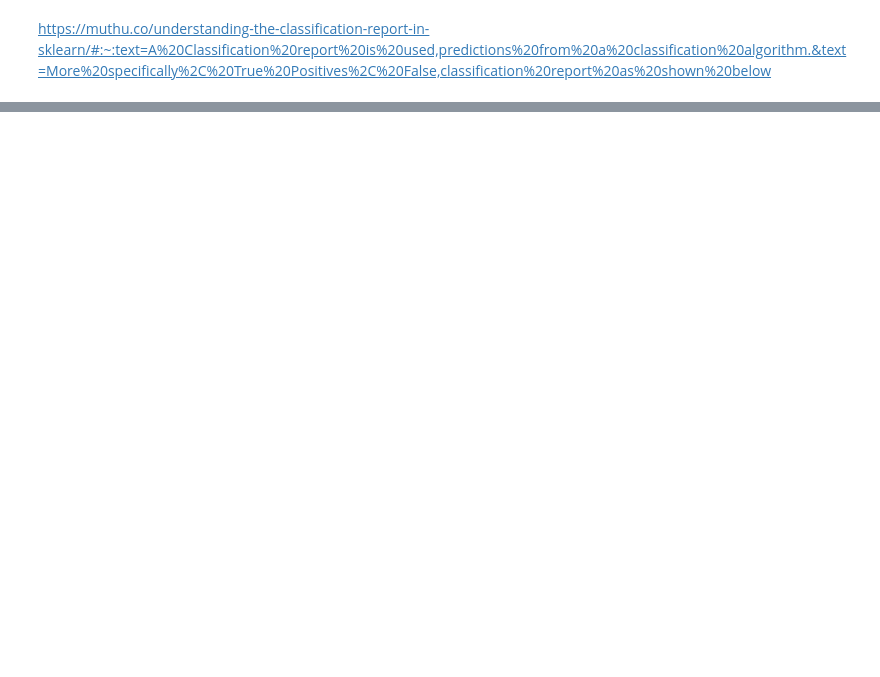
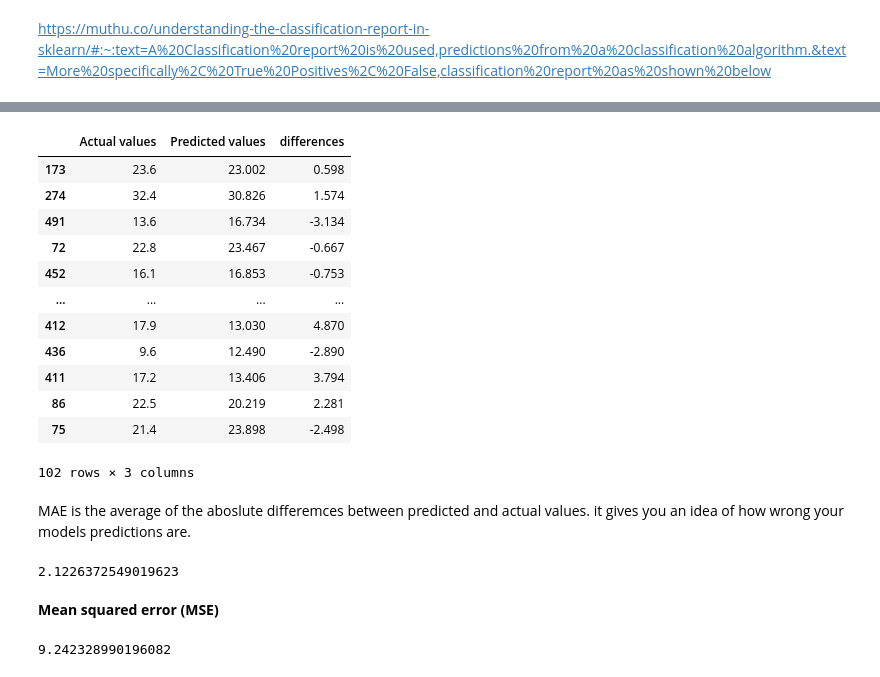
Before and after one commit to AnalystGagan/Scikit-learn-and-Neural-Networks, a Jupyter notebook: Scikit-learn - Detailed.ipynb, the cells around one changed output, grey strips where cells are left out. Cells and saved outputs as stored; diff of their text form; code cells hidden in the pictures; blank space fills up the shorter version.

Commit message:
improving model

```diff
--- a/Scikit-learn - Detailed.ipynb
+++ b/Scikit-learn - Detailed.ipynb
@@ -1241,0 +1248,11 @@ https://muthu.co/understanding-the-classification-report-in-sklearn/#:~:text=A%2
+# %%
+from sklearn.ensemble import RandomForestRegressor
+np.random.seed(42)
+
+X = df_boston.drop("target",axis =1)
+y= df_boston["target"]
+
+X_train,X_test, y_train, y_test = train_test_split(X, y, test_size = 0.2)
+
+model = RandomForestRegressor()
+model.fit(X_train,y_train);
@@ -1241,0 +1284,7 @@ https://muthu.co/understanding-the-classification-report-in-sklearn/#:~:text=A%2
+# %%
+from sklearn.metrics import mean_absolute_error
+
+y_preds = model.predict(X_test)
+
+mae = mean_absolute_error(y_test, y_preds)
+mae
@@ -1241,0 +1293,3 @@ https://muthu.co/understanding-the-classification-report-in-sklearn/#:~:text=A%2
+# %%
+df_mae = pd.DataFrame(data={"Actual values": y_test,"Predicted values": y_preds})
+df_mae
@@ -1241,0 +1310,32 @@ https://muthu.co/understanding-the-classification-report-in-sklearn/#:~:text=A%2
+# %%
+df_mae["differences"] = df_mae["Actual values"] - df_mae["Predicted values"]
+df_mae
+# %% [output]
+|  | Actual values | Predicted values | differences |
+| 173 | 23.6 | 23.002 | 0.598 |
+| 274 | 32.4 | 30.826 | 1.574 |
+| 491 | 13.6 | 16.734 | -3.134 |
+| 72 | 22.8 | 23.467 | -0.667 |
+| 452 | 16.1 | 16.853 | -0.753 |
+| ... | ... | ... | ... |
+| 412 | 17.9 | 13.030 | 4.870 |
+| 436 | 9.6 | 12.490 | -2.890 |
+| 411 | 17.2 | 13.406 | 3.794 |
+| 86 | 22.5 | 20.219 | 2.281 |
+| 75 | 21.4 | 23.898 | -2.498 |
+102 rows × 3 columns
+# %% [markdown]
+MAE is the  average of the aboslute differemces between predicted and actual values. it gives you an idea of how wrong your models predictions are.
+# %%
+abs(df_mae["differences"]).mean()
+# %% [output]
+2.1226372549019623
+# %% [markdown]
+ **Mean squared error (MSE)**
+# %%
+from sklearn.metrics import mean_squared_error
+
+mse = mean_squared_error(y_test, y_preds)
+mse
+# %% [output]
+9.242328990196082
```
Also changed, not shown: parts of 61 cells of this notebook, 1 other file.
